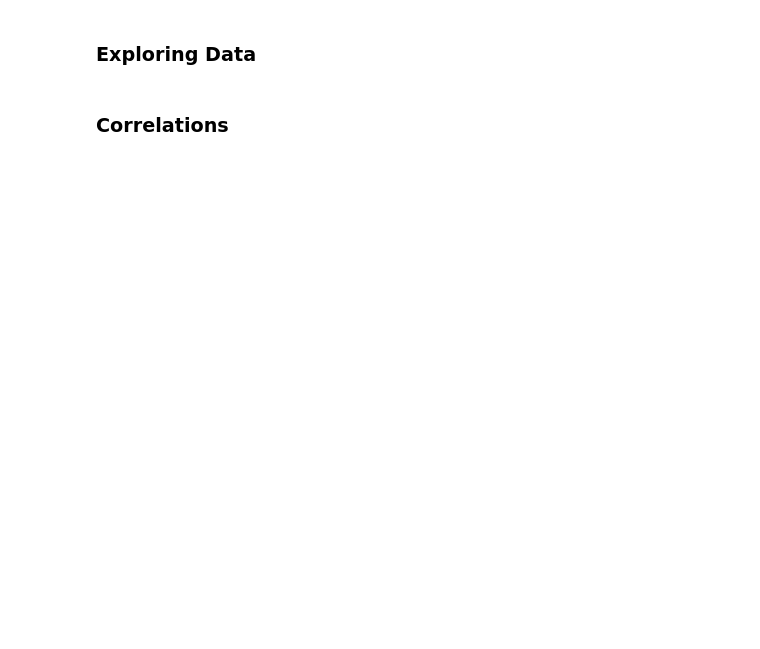
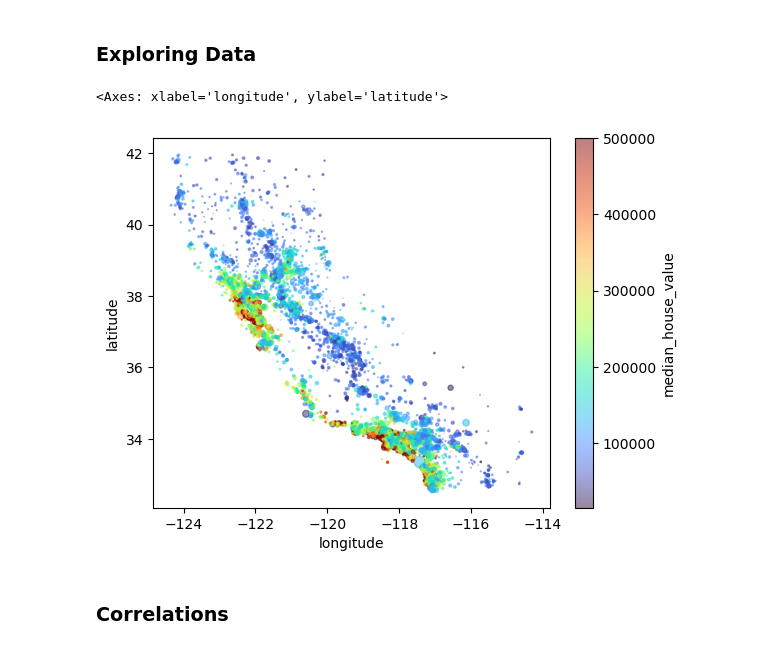
Before and after one commit to Svved/ITS_FirstProject, a Jupyter notebook: Esercizi/CaliforniaHousing.ipynb, the cells around one changed output. Drawn from its saved outputs; the diff is of its cells as text; code cells hidden in the pictures; blank space fills up the shorter version.

```diff
--- a/Esercizi/CaliforniaHousing.ipynb
+++ b/Esercizi/CaliforniaHousing.ipynb
@@ -181,3 +181,9 @@ Name: total_bedrooms, Length: 20640, dtype: float64
 ### Creazione di un TestSet
 Prima guardare oltre nei dati e' molto importante separare una certa qauntita' di dati e metterla da parte senza toccarla. <br>
 Sarebbe importante che il test set sia mediamente rappresentativo di ciascun attributo. Se il dataset non e' molto grande potrebbe essere necessario crare un test set stratifiato.
+# %%
+from sklearn.model_selection import train_test_split
+
+housing_train ,housing_test = train_test_split(housing,train_size=0.8, test_size = 0.2 , random_state = 42,)
+print(f'Train set: {housing_train.shape}')
+print(f'Test set: {housing_test.shape}')
@@ -183,0 +202,4 @@ Sarebbe importante che il test set sia mediamente rappresentativo di ciascun att
+# %%
+housing = housing_train.copy()
+print(housing.shape)
+housing.ocean_proximity.value_counts()
@@ -184,4 +215,9 @@ Sarebbe importante che il test set sia mediamente rappresentativo di ciascun att
 # %% [markdown]
 ### Exploring Data
+# %%
+housing.plot.scatter(x = 'longitude', y = 'latitude',s= housing['population']/500,c= 'median_house_value', alpha=0.5, cmap='turbo')
+# %% [output]
+<Axes: xlabel='longitude', ylabel='latitude'>
+[figure, added]
 # %% [markdown]
 ### Correlations
```
Also changed, not shown: parts of 3 cells of this notebook.
